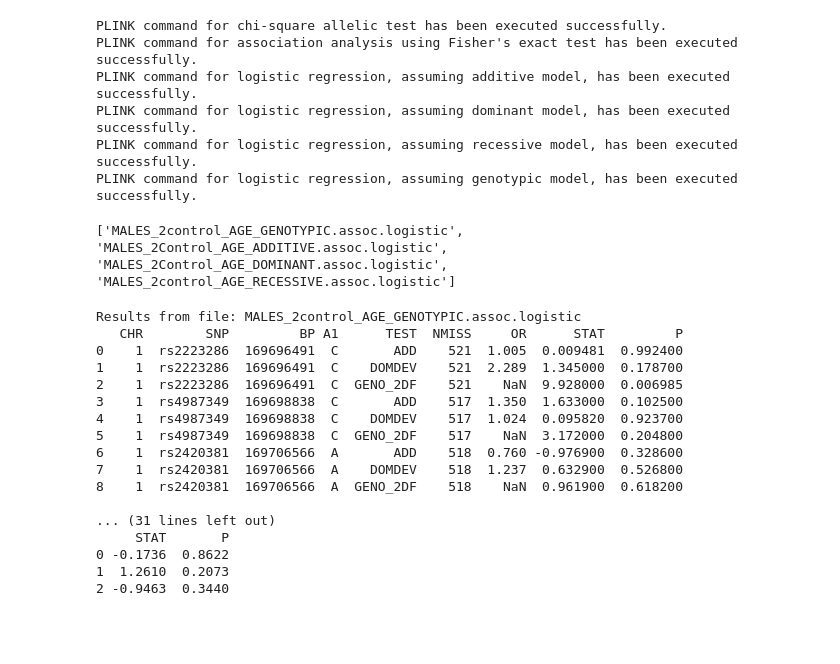
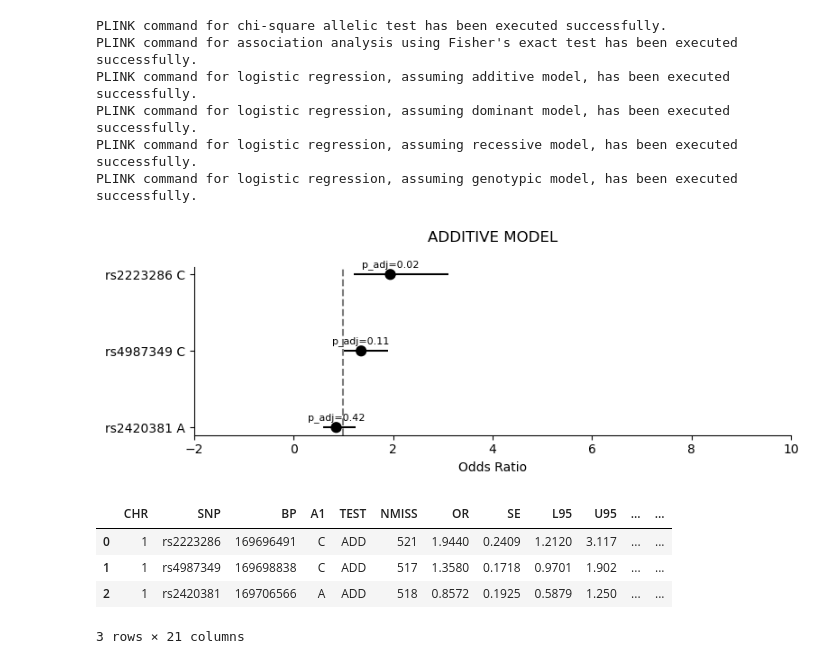
Before and after one commit to chira-ploy/genetic-analysis-PLINK, a Jupyter notebook: SELL_candidate_gene_hairloss/SELL_genetic_analysis.ipynb, the cells around one changed output. Drawn from its saved outputs; the diff is of its cells as text; code cells hidden in the pictures; blank space fills up the shorter version.

Commit message:
add OR plot

```diff
--- a/SELL_candidate_gene_hairloss/SELL_genetic_analysis.ipynb
+++ b/SELL_candidate_gene_hairloss/SELL_genetic_analysis.ipynb
@@ -71,49 +71,14 @@ PLINK command for logistic regression, assuming additive model, has been execute
 PLINK command for logistic regression, assuming dominant model, has been executed successfully.
 PLINK command for logistic regression, assuming recessive model, has been executed successfully.
 PLINK command for logistic regression, assuming genotypic model, has been executed successfully.
-# %%
-import os
-
-# Get list of all files in the directory
-files = os.listdir('./')
-
-# Iterate over the files and print their names if they start with 'MALES_2'
-results_files= []
-for file in files:
-    if file.startswith('MALES_2') and file.endswith('.assoc.logistic'):
-        results_files.append(file)
-print(results_files)
-# %% [output]
-['MALES_2control_AGE_GENOTYPIC.assoc.logistic', 'MALES_2Control_AGE_ADDITIVE.assoc.logistic', 'MALES_2Control_AGE_DOMINANT.assoc.logistic', 'MALES_2control_AGE_RECESSIVE.assoc.logistic']
-# %%
-# Dictionary to store DataFrames
-dataframes = {}
-
-# Iterate over the files and read them into DataFrames
-for file in results_files:
-    df = pd.read_csv(file, sep='\s+', header=0)
-    dataframes[file] = df
-
-# Print each DataFrame separately
-for filename, df in dataframes.items():
-    print(f"Results from file: {filename}")
-    print(df)
-    print("\n")
-# %% [output]
-Results from file: MALES_2control_AGE_GENOTYPIC.assoc.logistic
-   CHR        SNP         BP A1      TEST  NMISS     OR      STAT         P
-0    1  rs2223286  169696491  C       ADD    521  1.005  0.009481  0.992400
-1    1  rs2223286  169696491  C    DOMDEV    521  2.289  1.345000  0.178700
-2    1  rs2223286  169696491  C  GENO_2DF    521    NaN  9.928000  0.006985
-3    1  rs4987349  169698838  C       ADD    517  1.350  1.633000  0.102500
-4    1  rs4987349  169698838  C    DOMDEV    517  1.024  0.095820  0.923700
-5    1  rs4987349  169698838  C  GENO_2DF    517    NaN  3.172000  0.204800
-6    1  rs2420381  169706566  A       ADD    518  0.760 -0.976900  0.328600
-7    1  rs2420381  169706566  A    DOMDEV    518  1.237  0.632900  0.526800
-8    1  rs2420381  169706566  A  GENO_2DF    518    NaN  0.961900  0.618200
-
-... (31 lines left out)
-     STAT       P
-0 -0.1736  0.8622
-1  1.2610  0.2073
-2 -0.9463  0.3440
+# %%
+from results_visual import main
+additive_df, additive_plot = main('ADDITIVE')
+additive_df
+# %% [output]
+[figure, added]
+|  | CHR | SNP | BP | A1 | TEST | NMISS | OR | SE | L95 | U95 | ... | ... |
+| 0 | 1 | rs2223286 | 169696491 | C | ADD | 521 | 1.9440 | 0.2409 | 1.2120 | 3.117 | ... | ... |
+| 1 | 1 | rs4987349 | 169698838 | C | ADD | 517 | 1.3580 | 0.1718 | 0.9701 | 1.902 | ... | ... |
+| 2 | 1 | rs2420381 | 169706566 | A | ADD | 518 | 0.8572 | 0.1925 | 0.5879 | 1.250 | ... | ... |
+3 rows × 21 columns
```
Also changed, not shown: parts of 2 cells of this notebook.
